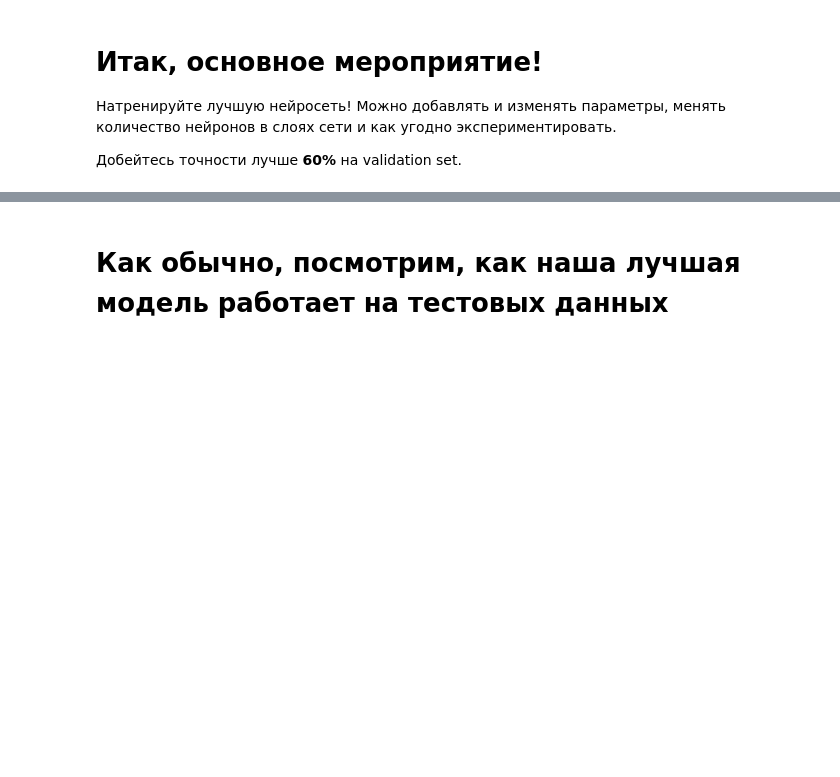
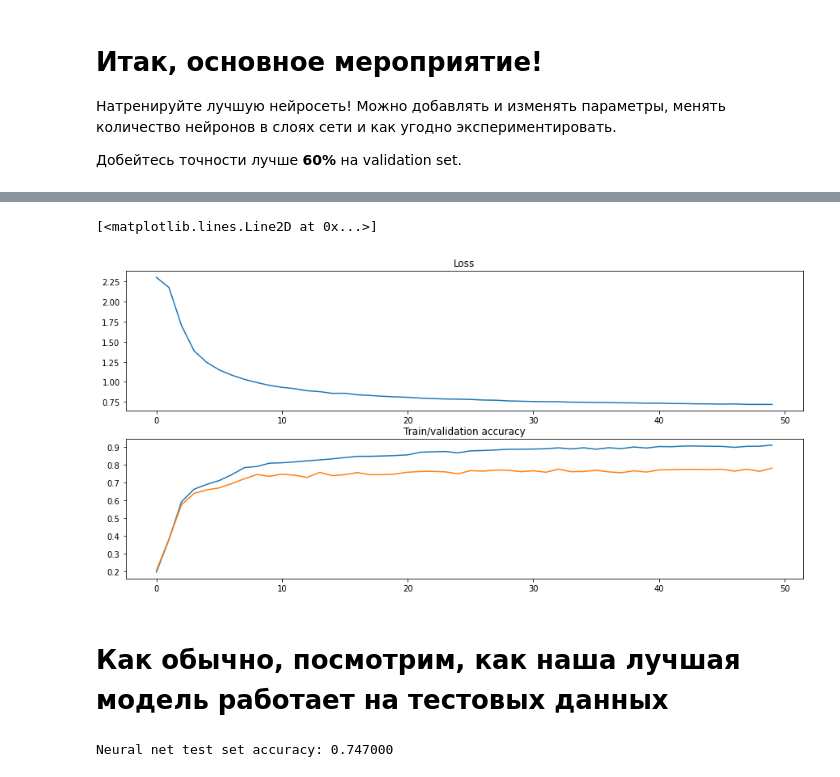
Before and after one commit to nikitaoltyan/ML-Homework, a Jupyter notebook: Assignment3/Neural_Network.ipynb, the cells around one changed output, grey strips where cells are left out. Drawn from its saved outputs; the diff is of its cells as text; code cells hidden in the pictures; blank space fills up the shorter version.

```diff
--- a/Assignment3/Neural_Network.ipynb
+++ b/Assignment3/Neural_Network.ipynb
@@ -256,12 +419,12 @@ loss_history, train_history, val_history = trainer.fit()
 # %%
 # Let's train the best one-hidden-layer network we can
 
-learning_rates = 1e-4
+learning_rate = 1e-4
 reg_strength = 1e-3
-learning_rate_decay = 0.999
-hidden_layer_size = 128
-num_epochs = 200
-batch_size = 64
+learning_rate_decay = 0.9
+hidden_layer_size = 180
+num_epochs = 50
+batch_size = 80
 
 best_classifier = None
 best_val_accuracy = None
@@ -275,4 +438,18 @@ val_history = []
 # You should expect to get to at least 40% of valudation accuracy
 # Save loss/train/history of the best classifier to the variables above
 
-print('best validation accuracy achieved: %f' % best_val_accuracy)
+model = TwoLayerNet(n_input = train_X.shape[1], n_output = 10, hidden_layer_size = hidden_layer_size, reg = reg_strength)
+dataset = Dataset(train_X, train_y, val_X, val_y)
+trainer = Trainer(model, dataset, MomentumSGD(), num_epochs=num_epochs,
+                  batch_size=batch_size, learning_rate=learning_rate, learning_rate_decay = learning_rate_decay)
+
+loss, train, val = trainer.fit()
+loss_history.append(loss)
+train_history.append(train)
+val_history.append(val)
+best_val_accuracy = max(val_history)
+
+
+print('best validation accuracy achieved: %f' % max(best_val_accuracy))
+assert max(best_val_accuracy) > 0.6, "Accuracy wasn't achieved"
+best_classifier = model
@@ -279,15 +474,20 @@ print('best validation accuracy achieved: %f' % best_val_accuracy)
 # %%
 plt.figure(figsize=(15, 7))
 plt.subplot(211)
 plt.title("Loss")
-plt.plot(loss_history)
+plt.plot(loss_history[0])
 plt.subplot(212)
 plt.title("Train/validation accuracy")
-plt.plot(train_history)
-plt.plot(val_history)
+plt.plot(train_history[0])
+plt.plot(val_history[0])
+# %% [output]
+[<matplotlib.lines.Line2D at 0x...>]
+[figure, added]
 # %% [markdown]
 # Как обычно, посмотрим, как наша лучшая модель работает на тестовых данных
 # %%
 test_pred = best_classifier.predict(test_X)
 test_accuracy = multiclass_accuracy(test_pred, test_y)
 print('Neural net test set accuracy: %f' % (test_accuracy, ))
+# %% [output]
+Neural net test set accuracy: 0.747000
```
Also changed, not shown: parts of 14 cells of this notebook.
